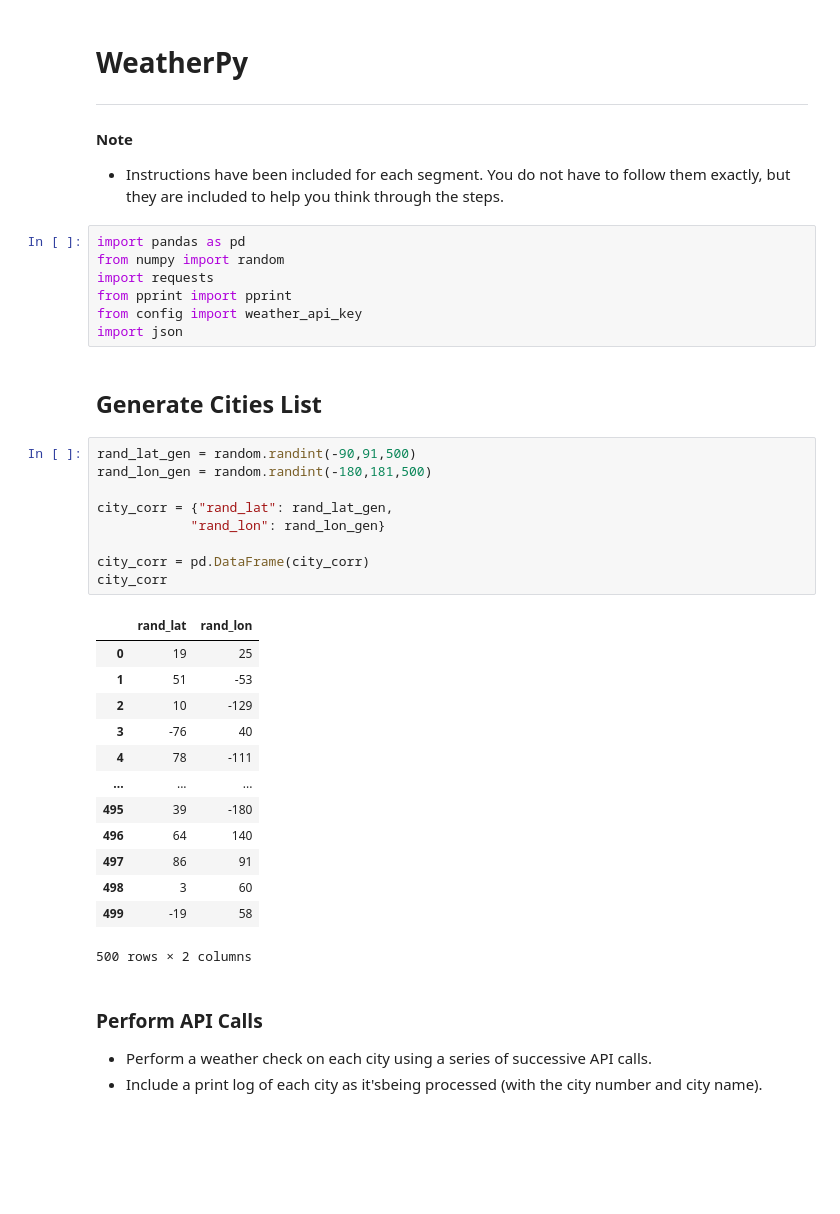
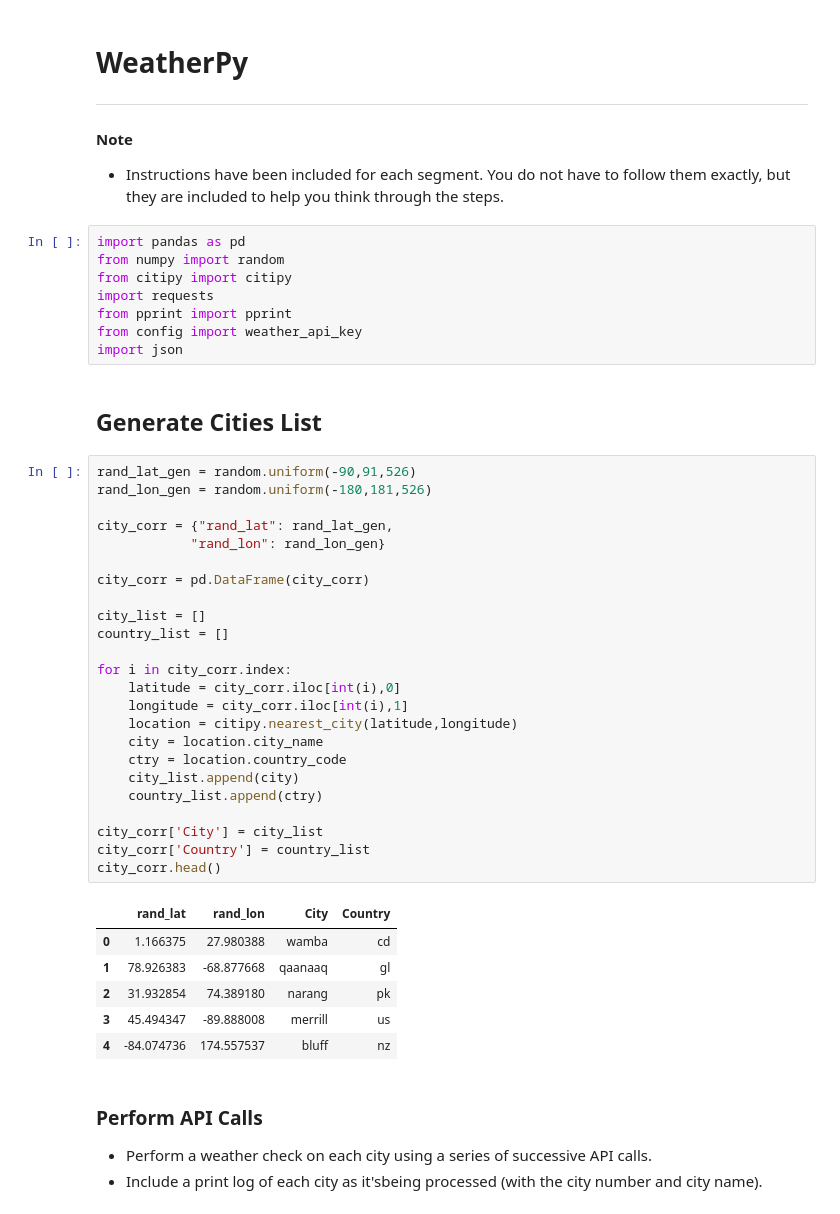
Before and after one commit to dany-roman/weather_analysis, a Jupyter notebook: WeatherPy.ipynb, the cells around one changed output. Drawn from its saved outputs; the diff is of its cells as text; blank space fills up the shorter version.

Commit message:
citipy, api request, and csv creation completed

```diff
--- a/WeatherPy.ipynb
+++ b/WeatherPy.ipynb
@@ -7,35 +7,44 @@
 # %%
 import pandas as pd
 from numpy import random
+from citipy import citipy
 import requests
 from pprint import pprint
 from config import weather_api_key
 import json
 # %% [markdown]
 ## Generate Cities List
-# %%
-rand_lat_gen = random.randint(-90,91,500)
-rand_lon_gen = random.randint(-180,181,500)
-
-city_corr = {"rand_lat": rand_lat_gen,
-            "rand_lon": rand_lon_gen}
-
-city_corr = pd.DataFrame(city_corr)
-city_corr
-# %% [output]
-|  | rand_lat | rand_lon |
-| 0 | 19 | 25 |
-| 1 | 51 | -53 |
-| 2 | 10 | -129 |
-| 3 | -76 | 40 |
-| 4 | 78 | -111 |
-| ... | ... | ... |
-| 495 | 39 | -180 |
-| 496 | 64 | 140 |
-| 497 | 86 | 91 |
-| 498 | 3 | 60 |
-| 499 | -19 | 58 |
-500 rows × 2 columns
+# %%
+rand_lat_gen = random.uniform(-90,91,526)
+rand_lon_gen = random.uniform(-180,181,526)
+
+city_corr = {"rand_lat": rand_lat_gen,
+            "rand_lon": rand_lon_gen}
+
+city_corr = pd.DataFrame(city_corr)
+
+city_list = []
+country_list = []
+
+for i in city_corr.index:
+    latitude = city_corr.iloc[int(i),0]
+    longitude = city_corr.iloc[int(i),1]
+    location = citipy.nearest_city(latitude,longitude)
+    city = location.city_name
+    ctry = location.country_code
+    city_list.append(city)
+    country_list.append(ctry)
+
+city_corr['City'] = city_list
+city_corr['Country'] = country_list
+city_corr.head()
+# %% [output]
+|  | rand_lat | rand_lon | City | Country |
+| 0 | 1.166375 | 27.980388 | wamba | cd |
+| 1 | 78.926383 | -68.877668 | qaanaaq | gl |
+| 2 | 31.932854 | 74.389180 | narang | pk |
+| 3 | 45.494347 | -89.888008 | merrill | us |
+| 4 | -84.074736 | 174.557537 | bluff | nz |
 # %% [markdown]
 ### Perform API Calls
 * Perform a weather check on each city using a series of successive API calls.
```
Also changed, not shown: parts of 3 cells of this notebook.
